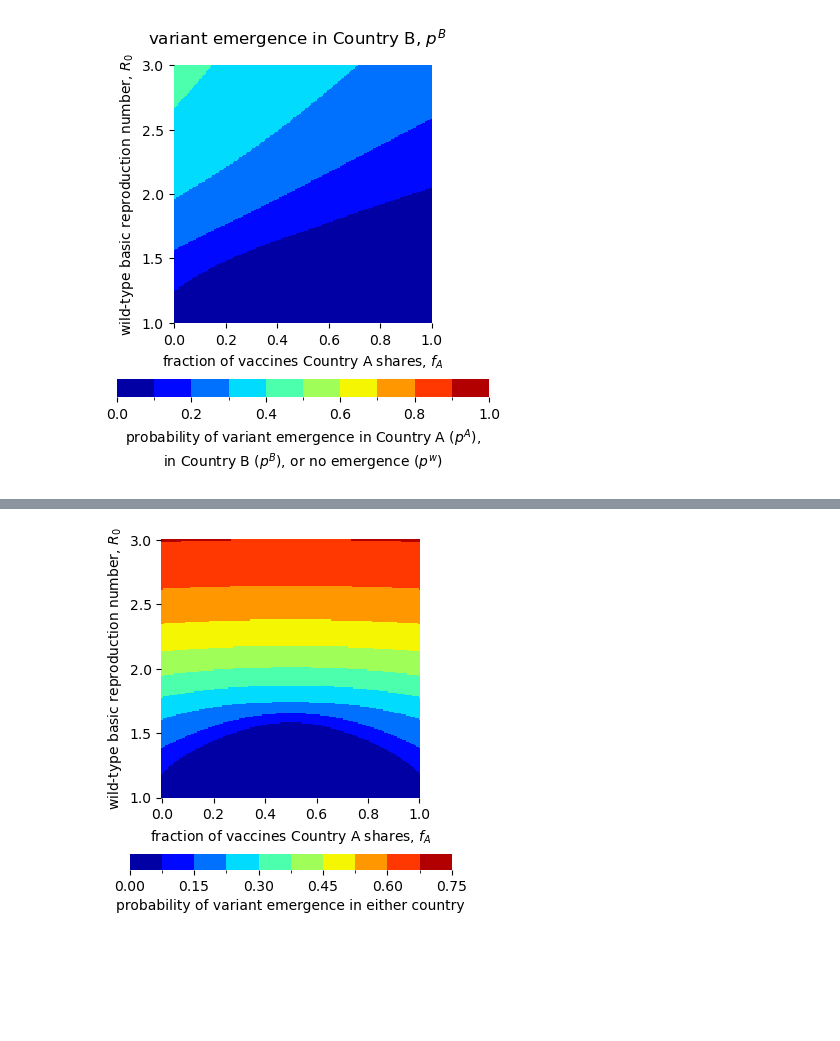
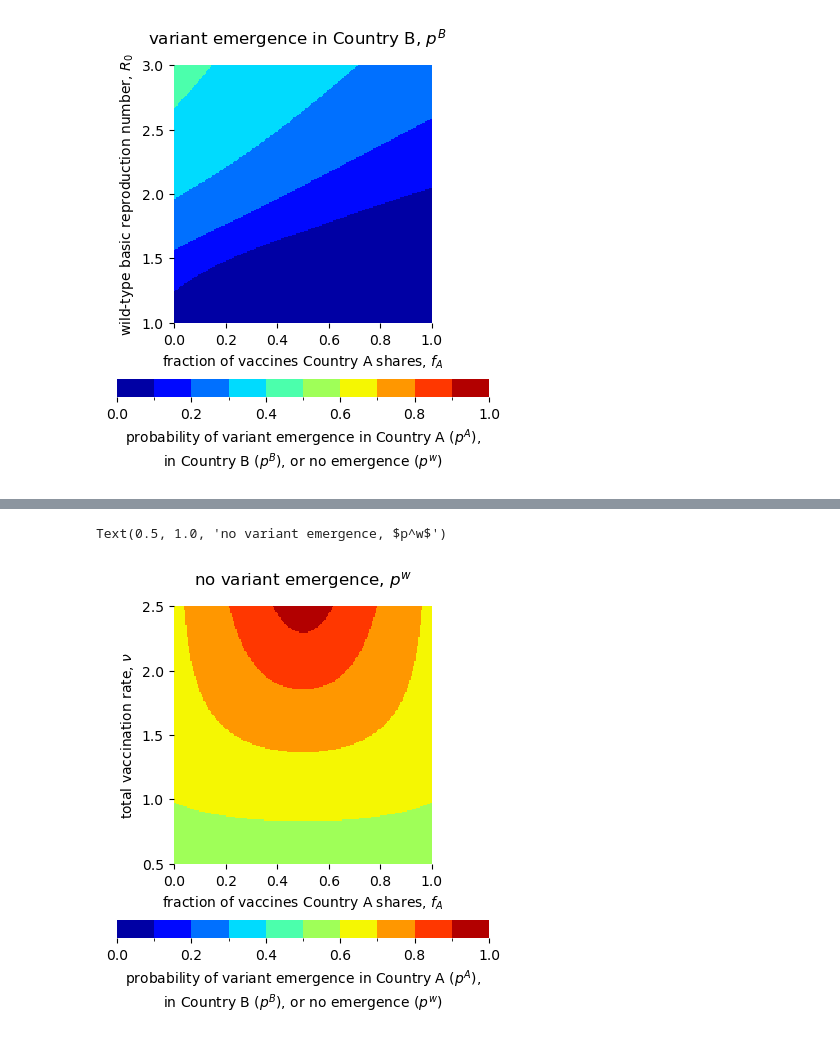
Before and after one commit to freedmanari/vaccine_nationalism, a Jupyter notebook: vaccine_nationalism.ipynb, the cells around one changed output, grey strips where cells are left out. Saved outputs shown, nothing was run; the diff lists cells and outputs as text; code cells hidden in the pictures; blank space fills up the shorter version.

```diff
--- a/vaccine_nationalism.ipynb
+++ b/vaccine_nationalism.ipynb
@@ -1386,13 +1436,11 @@ Text(0.5, 1.0, 'variant emergence in Country B, $p^B$   ')
 # %%
-### for figure R0s
+plot_heatmap('f_A','nu','pw', fracValues=True, legend_min=0, legend_max=1,
+             xlabel='fraction of vaccines Country A shares, $f_A$', ylabel=r'total vaccination rate, $\nu$',
+             legendTitle='probability of variant emergence in Country A ($p^A$),\nin Country B ($p^B$), or no emergence ($p^w$)', colorbar_shrink=.75)
+plt.gca().set_yticks(np.linspace(.5,2.5,5))
+plt.title('no variant emergence, $p^w$', pad=15)
 
-f_A_R0_pABs = 1 - f_A_R0_pws
-
-plot_heatmap('f_A','R0','pAB', fracValues=True, legend_min=0, legend_max=.75,
-             xlabel='fraction of vaccines Country A shares, $f_A$', ylabel='wild-type basic reproduction number, $R_0$',
-             legendTitle='probability of variant emergence in either country', colorbar_shrink=.65)
-_ = plt.gca().set_yticks(np.linspace(1,3,5))
-
-# plt.savefig('figures/roughs/pABs.png', bbox_inches='tight', dpi=1200)
+# plt.savefig('figures/roughs/f_A_nu_pws.png', bbox_inches='tight', dpi=1200)
 # %% [output]
+Text(0.5, 1.0, 'no variant emergence, $p^w$')
-[figure, old version]
+[figure, new version]
```
Also changed, not shown: parts of 23 cells of this notebook, 10 other files.
